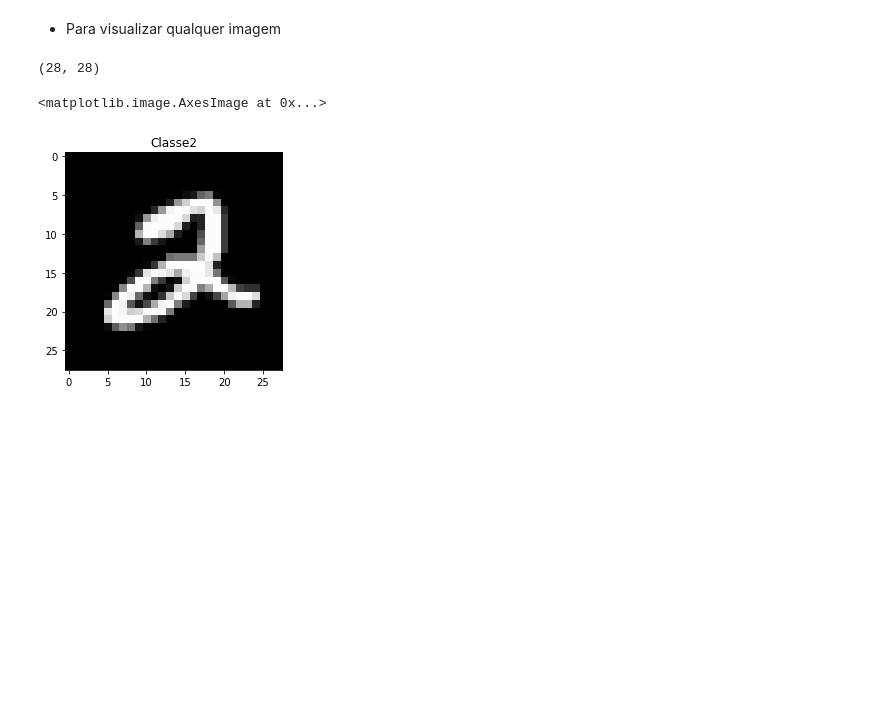
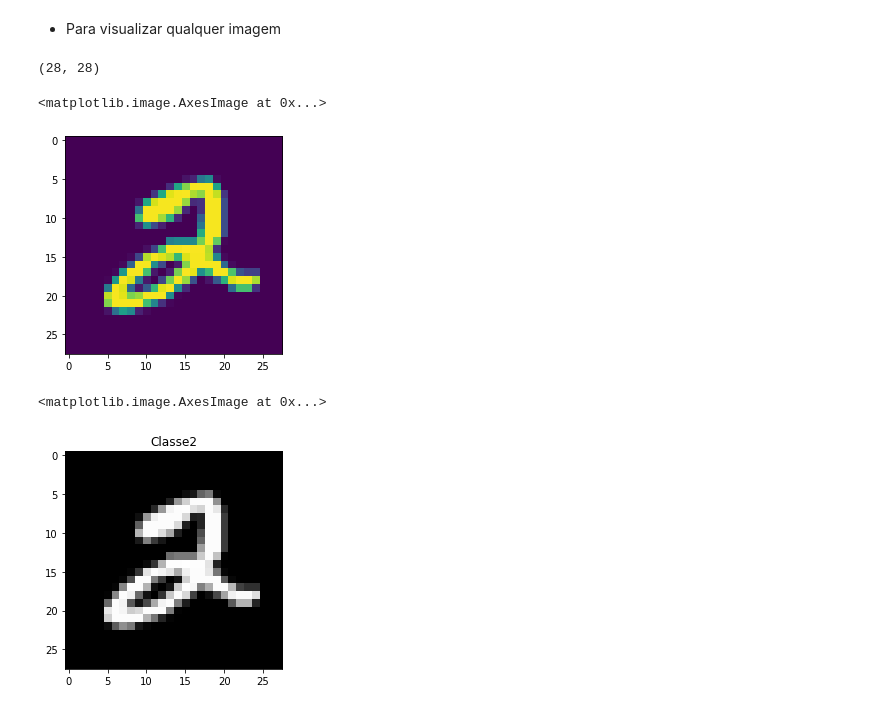
Before and after one commit to vitorpbarbosa7/DL_Python, a Jupyter notebook: S9_MNIST/MNIST_v3.ipynb, the cells around one changed output. Cells and saved outputs as stored; diff of their text form; code cells hidden in the pictures; blank space fills up the shorter version.

```diff
--- a/S9_MNIST/MNIST_v3.ipynb
+++ b/S9_MNIST/MNIST_v3.ipynb
@@ -32,6 +27,11 @@ print(X_train.shape, y_train.shape, X_test.shape, y_test.shape)
 X_train[0].shape
 # %% [output]
 (28, 28)
+# %%
+plt.imshow(X_train[5])
+# %% [output]
+<matplotlib.image.AxesImage at 0x...>
+[figure, added]
 # %%
 i = 5
 plt.title('Classe' + str(y_train[5]))
```
Also changed, not shown: parts of 9 cells of this notebook, 8 other files.
